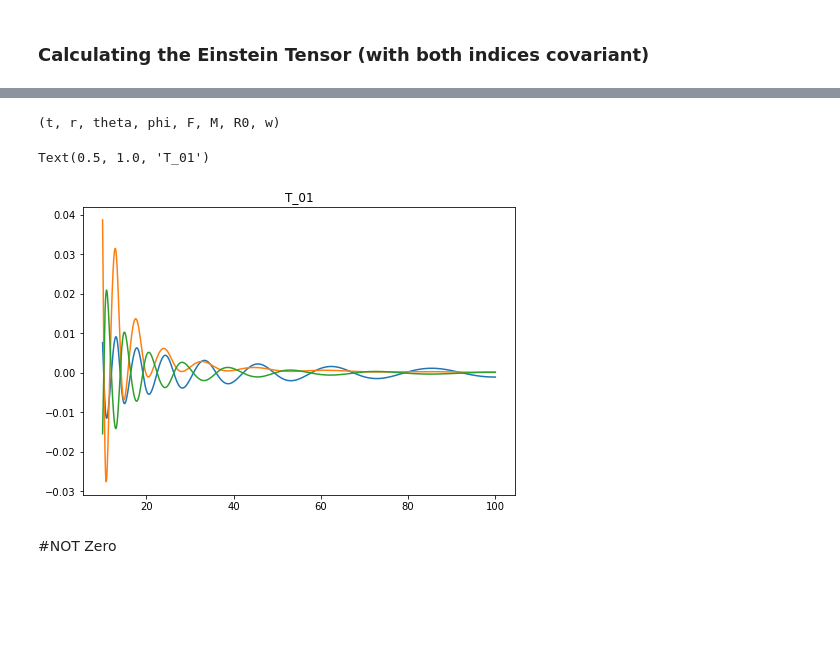
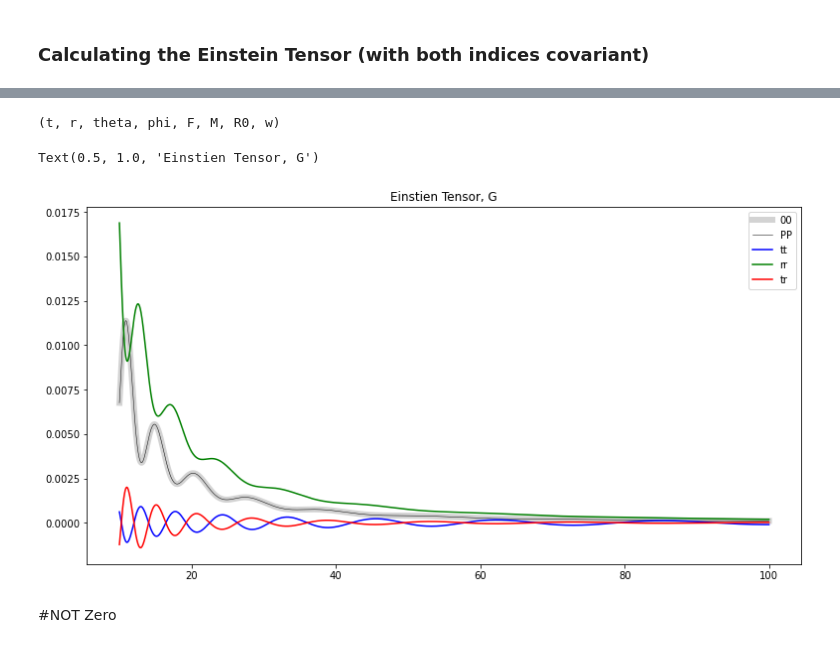
Before and after one commit to tomandersen/jupyter, a Jupyter notebook: nonlocal-debroglie/Schwarschild-TVary-expanding-Copy1.ipynb, the cells around one changed output, grey strips where cells are left out. Drawn from its saved outputs; the diff is of its cells as text; code cells hidden in the pictures; blank space fills up the shorter version.

Commit message:
better plotting

```diff
--- a/nonlocal-debroglie/Schwarschild-TVary-expanding-Copy1.ipynb
+++ b/nonlocal-debroglie/Schwarschild-TVary-expanding-Copy1.ipynb
@@ -62,49 +70,47 @@ $\displaystyle \left[\begin{matrix}\frac{M r \left(- 2 F R_{0} w \cos{\left(w \l
 # %%
 ###Plot something
 # first make the tensor into a function, printing
 args, func = einst.tensor_lambdify()
 print(args) # these are the argument values
 
 v = 200.05
 
 theta = 1
 R0 = 20.0
-
+F = 0.1
 
 
 #Make x values - which we will sub in for r
 x = np.arange(10.0, 100.0, 0.04)
-func(0.5,x,0, 0, 1, 1, R0, 1)[0][0]
 
 # Call the functions
-tt = func(1.0,x,theta, 1, 1, 1, R0, 1)[0][0]
+tt = func(1.0,x,theta, 1, F, 1, R0, 1)[0][0]
 
-tr = func(1.0,x,theta, 1, 1, 1, R0, 1)[0][1]
+tr = func(1.0,x,theta, 1, F, 1, R0, 1)[0][1]
 
-rr = func(1.0,x,theta, 1, 1, 1, R0, 1)[1][1]
+rr = func(1.0,x,theta, 1, F, 1, R0, 1)[1][1]
 
-hh = func(1.0,x,theta, 1, 1, 1, R0, 1)[2][2]/(x*x)
+hh = func(1.0,x,theta, 1, F, 1, R0, 1)[2][2]/(x*x)
 
-pp = func(1.0,x,theta, 1, 1, 1, R0, 1)[3][3]/(x*x*sin(theta)*sin(theta))
+pp = func(1.0,x,theta, 1, F, 1, R0, 1)[3][3]/(x*x*sin(theta)*sin(theta))
 
 
-fig=plt.figure()
+fig=plt.figure(figsize=(10, 5))
 ax=fig.add_axes([0,2,1.0,1.0])
-ax.plot(x,tt)
-ax.plot(x,rr)
-ax.plot(x,tr)
 
-#ax.plot(x,hh)
+ax.plot(x,hh, "lightgrey",label="00", linewidth=6.0)
+ax.plot(x,pp, "black",label="PP", linewidth=0.5)
 
-#ax.plot(x,pp)
+ax.plot(x,tt, "-b", label="tt")
+ax.plot(x,rr, "-g", label="rr")
+ax.plot(x,tr, "-r", label="tr")
 
-
-
-ax.set_title("T_01")
+ax.legend(loc="upper right")
+ax.set_title("Einstien Tensor, G")
 # %% [output]
 (t, r, theta, phi, F, M, R0, w)
-Text(0.5, 1.0, 'T_01')
+Text(0.5, 1.0, 'Einstien Tensor, G')
-[figure, old version]
+[figure, new version]
 # %% [markdown]
 #NOT Zero
 # %%
```
Also changed, not shown: parts of 4 cells of this notebook.
